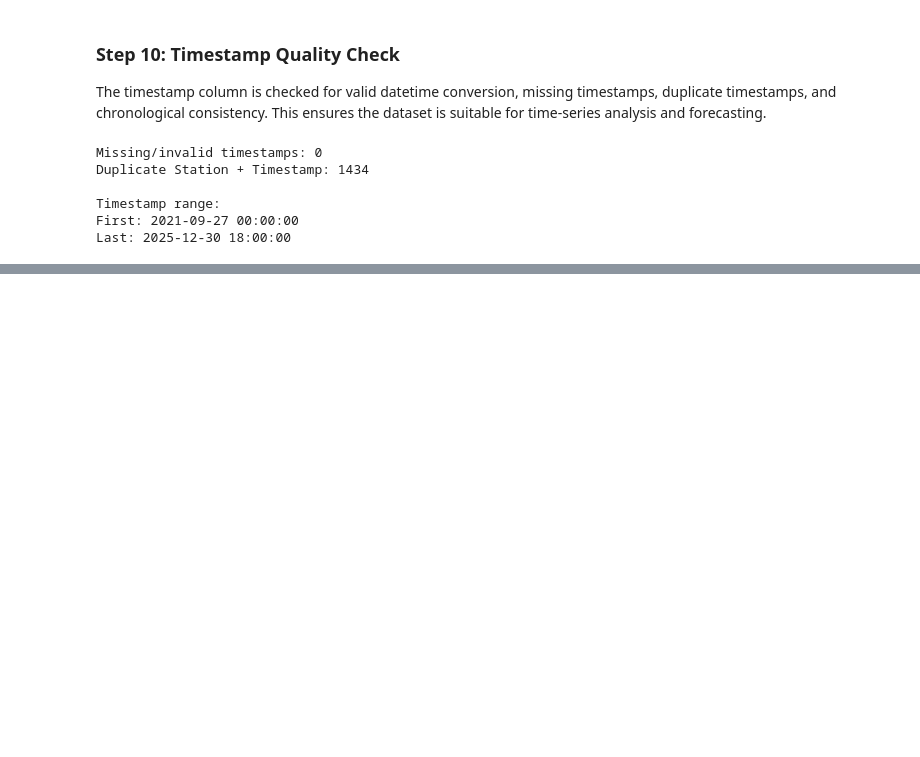
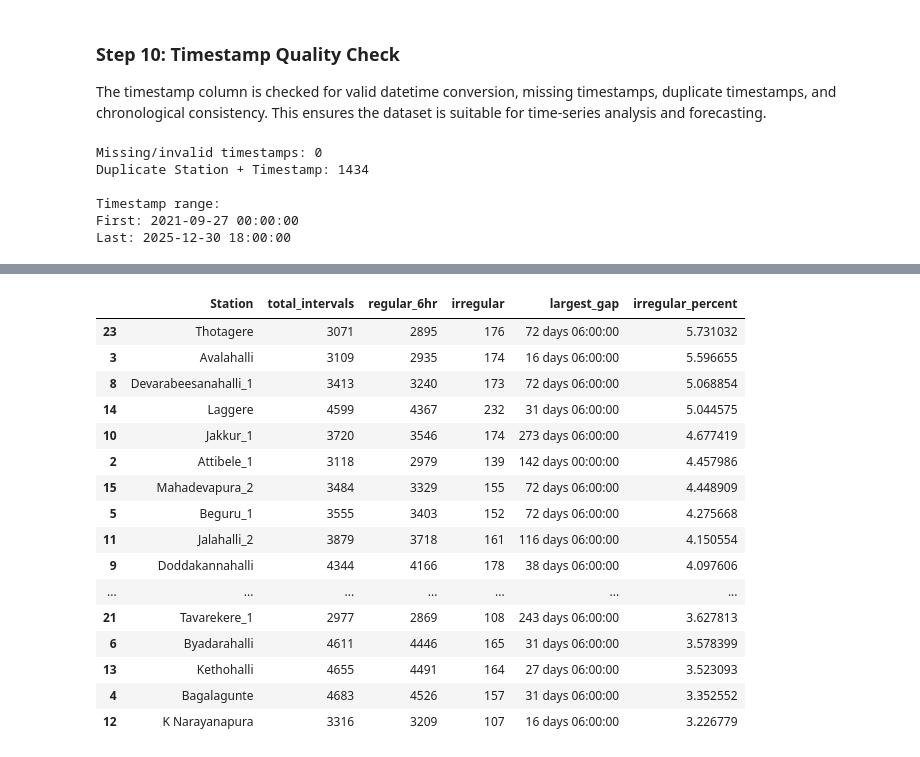
Before and after one commit to Koushik23R/groundwater-ai, a Jupyter notebook: notebooks/02_data_cleaning_preprocessing.ipynb, the cells around one changed output, grey strips where cells are left out. Saved outputs shown, nothing was run; the diff lists cells and outputs as text; code cells hidden in the pictures; blank space fills up the shorter version.

```diff
--- a/notebooks/02_data_cleaning_preprocessing.ipynb
+++ b/notebooks/02_data_cleaning_preprocessing.ipynb
@@ -613,0 +713,44 @@ Last: 2025-12-30 18:00:00
+# %%
+# Step 13: Station-wise temporal gap analysis
+
+gap_analysis = (
+    df_clean[df_clean["time_diff"].notna()]
+    .groupby("Station")["time_diff"]
+    .agg(
+        total_intervals="count",
+        regular_6hr=lambda x: (x == pd.Timedelta(hours=6)).sum(),
+        irregular=lambda x: (x != pd.Timedelta(hours=6)).sum(),
+        largest_gap="max"
+    )
+    .reset_index()
+)
+
+gap_analysis["irregular_percent"] = (
+    gap_analysis["irregular"] /
+    gap_analysis["total_intervals"] * 100
+)
+
+gap_analysis = gap_analysis.sort_values(
+    "irregular_percent",
+    ascending=False
+)
+
+display(gap_analysis)
+# %% [output]
+|  | Station | total_intervals | regular_6hr | irregular | largest_gap | irregular_percent |
+| 23 | Thotagere | 3071 | 2895 | 176 | 72 days 06:00:00 | 5.731032 |
+| 3 | Avalahalli | 3109 | 2935 | 174 | 16 days 06:00:00 | 5.596655 |
+| 8 | Devarabeesanahalli_1 | 3413 | 3240 | 173 | 72 days 06:00:00 | 5.068854 |
+| 14 | Laggere | 4599 | 4367 | 232 | 31 days 06:00:00 | 5.044575 |
+| 10 | Jakkur_1 | 3720 | 3546 | 174 | 273 days 06:00:00 | 4.677419 |
+| 2 | Attibele_1 | 3118 | 2979 | 139 | 142 days 00:00:00 | 4.457986 |
+| 15 | Mahadevapura_2 | 3484 | 3329 | 155 | 72 days 06:00:00 | 4.448909 |
+| 5 | Beguru_1 | 3555 | 3403 | 152 | 72 days 06:00:00 | 4.275668 |
+| 11 | Jalahalli_2 | 3879 | 3718 | 161 | 116 days 06:00:00 | 4.150554 |
+| 9 | Doddakannahalli | 4344 | 4166 | 178 | 38 days 06:00:00 | 4.097606 |
+| ... | ... | ... | ... | ... | ... | ... |
+| 21 | Tavarekere_1 | 2977 | 2869 | 108 | 243 days 06:00:00 | 3.627813 |
+| 6 | Byadarahalli | 4611 | 4446 | 165 | 31 days 06:00:00 | 3.578399 |
+| 13 | Kethohalli | 4655 | 4491 | 164 | 27 days 06:00:00 | 3.523093 |
+| 4 | Bagalagunte | 4683 | 4526 | 157 | 31 days 06:00:00 | 3.352552 |
+| 12 | K Narayanapura | 3316 | 3209 | 107 | 16 days 06:00:00 | 3.226779 |
```
Also changed, not shown: parts of 9 cells of this notebook.
